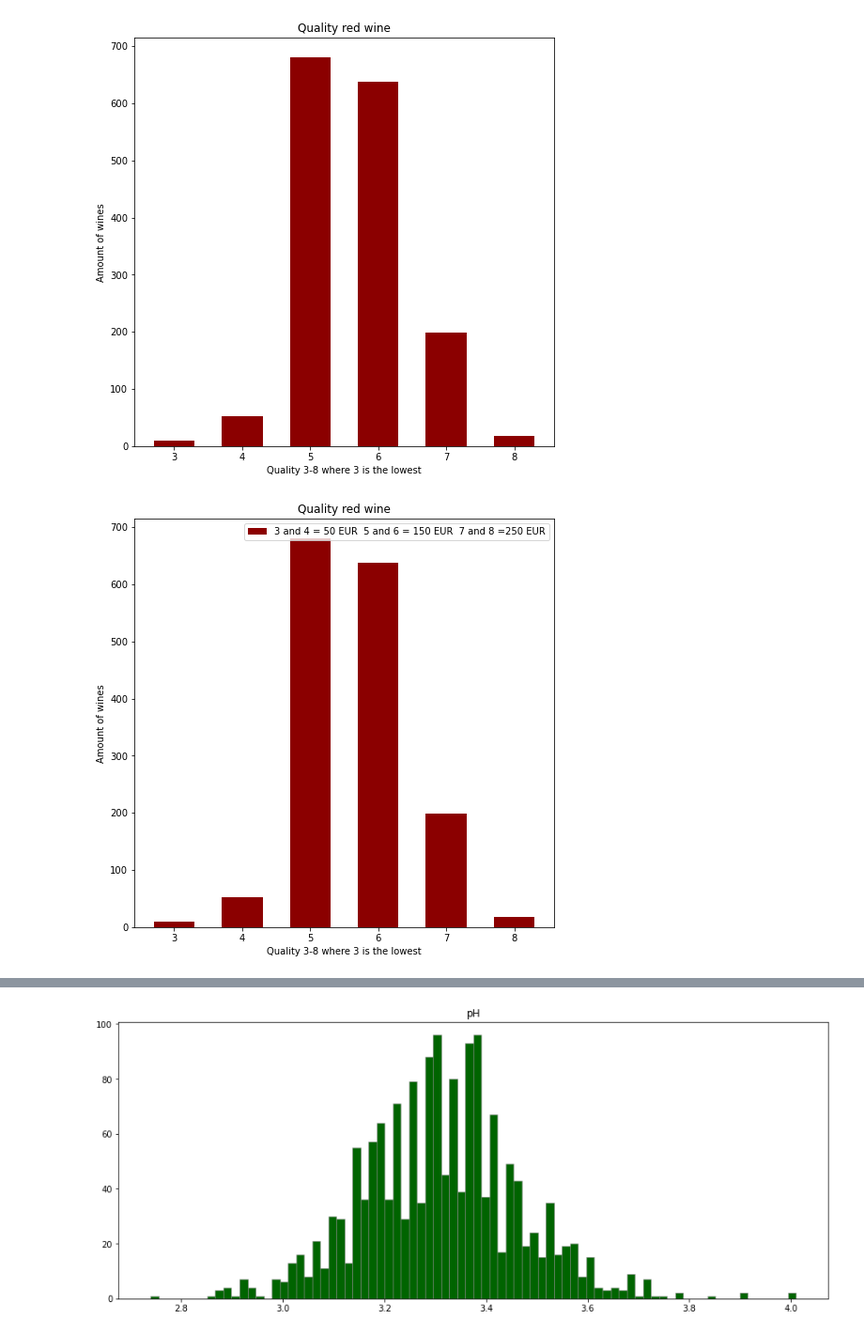
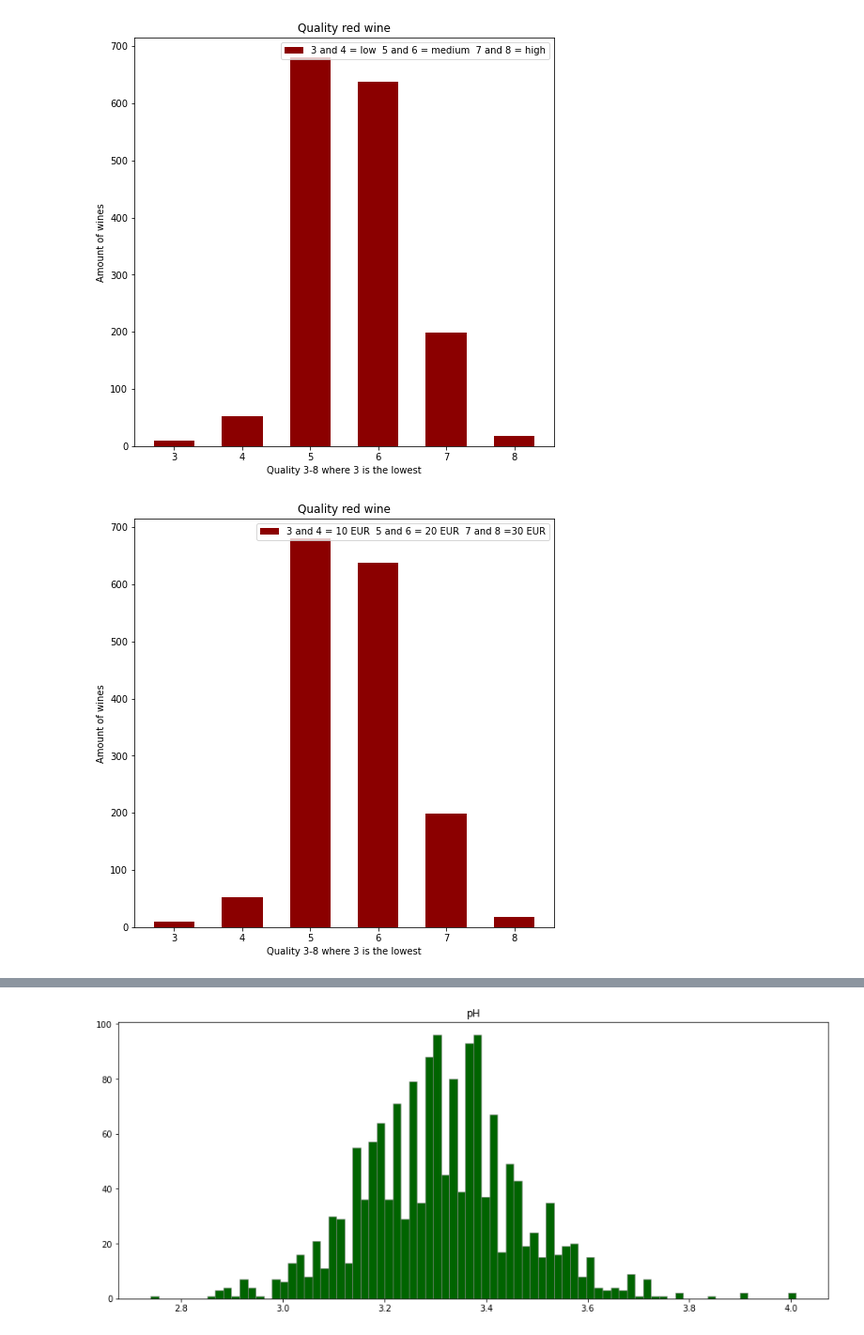
Before and after one commit to movifu1982/homework, a Jupyter notebook: homework.ipynb, the cells around one changed output, grey strips where cells are left out. Shown: that part at 94% size. Drawn from its saved outputs; the diff is of its cells as text; code cells hidden in the pictures.

```diff
--- a/homework.ipynb
+++ b/homework.ipynb
@@ -44,7 +52,10 @@ red_wine.head(5)
 # %%
 red_wine['quality_label'] = red_wine['quality'].apply(lambda value: 'low'
-if value <= 5 else 'medium'
-if value <= 7 else 'high')
+if value <= 4 else 'medium'
+if value <= 6 else 'high')
+
+# 3 4 5 are low, 6 7 medium, 8 and nonexistent 9 are high
+#changed to: 3 4 low, 5 6 medium, 7 8 (and 9) high
 
 red_wine['quality_label'] = pd.Categorical(red_wine['quality_label'],
 categories=['low', 'medium', 'high'])
@@ -60,15 +86,16 @@ categories=['low', 'medium', 'high'])
 # %%
-quality= red_wine["quality"].value_counts()
+quality = red_wine["quality"].value_counts()
 plt.figure(figsize=(8, 8))
 plt.bar(quality.index, quality, width=0.6, color="darkred")
 plt.title("Quality red wine")
 plt.xlabel("Quality 3-8 where 3 is the lowest")
 plt.ylabel("Amount of wines")
 plt.savefig("Quality of red wine.png", dpi=300)
+plt.legend([("3 and 4 = low  5 and 6 = medium  7 and 8 = high")])
 
 plt.show()
 # %% [output]
-[figure, old version]
+[figure, new version]
 # %%
 quality= red_wine["quality"].value_counts()
 plt.figure(figsize=(8, 8))
@@ -77,8 +104,8 @@ plt.title("Quality red wine")
 plt.xlabel("Quality 3-8 where 3 is the lowest")
 plt.ylabel("Amount of wines")
 plt.savefig("Quality of red wine.png", dpi=300)
-plt.legend([("3 and 4 = 50 EUR  5 and 6 = 150 EUR  7 and 8 =250 EUR")])
+plt.legend([("3 and 4 = 10 EUR  5 and 6 = 20 EUR  7 and 8 =30 EUR")])
 
 plt.show()
 # %% [output]
-[figure, old version]
+[figure, new version]
```
Also changed, not shown: parts of 25 cells of this notebook.
